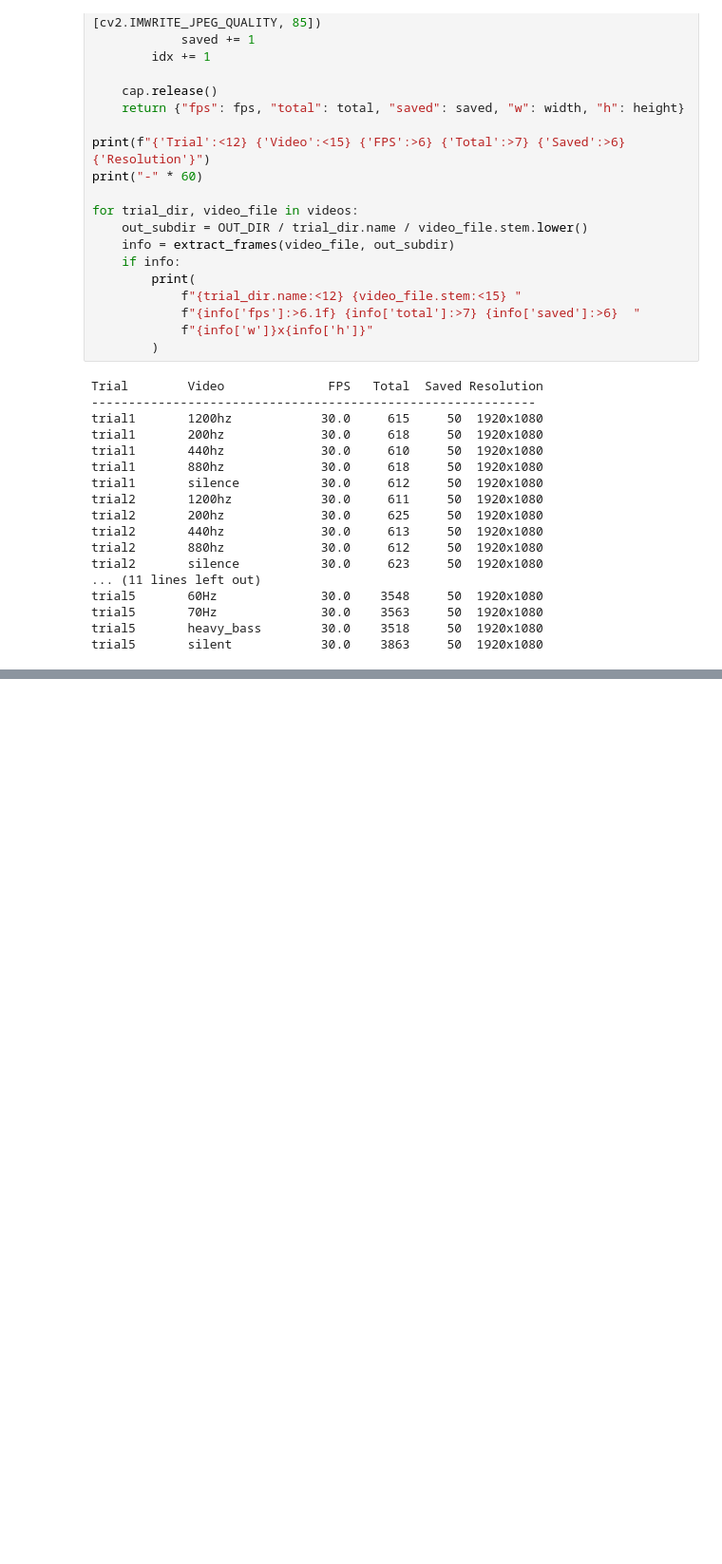
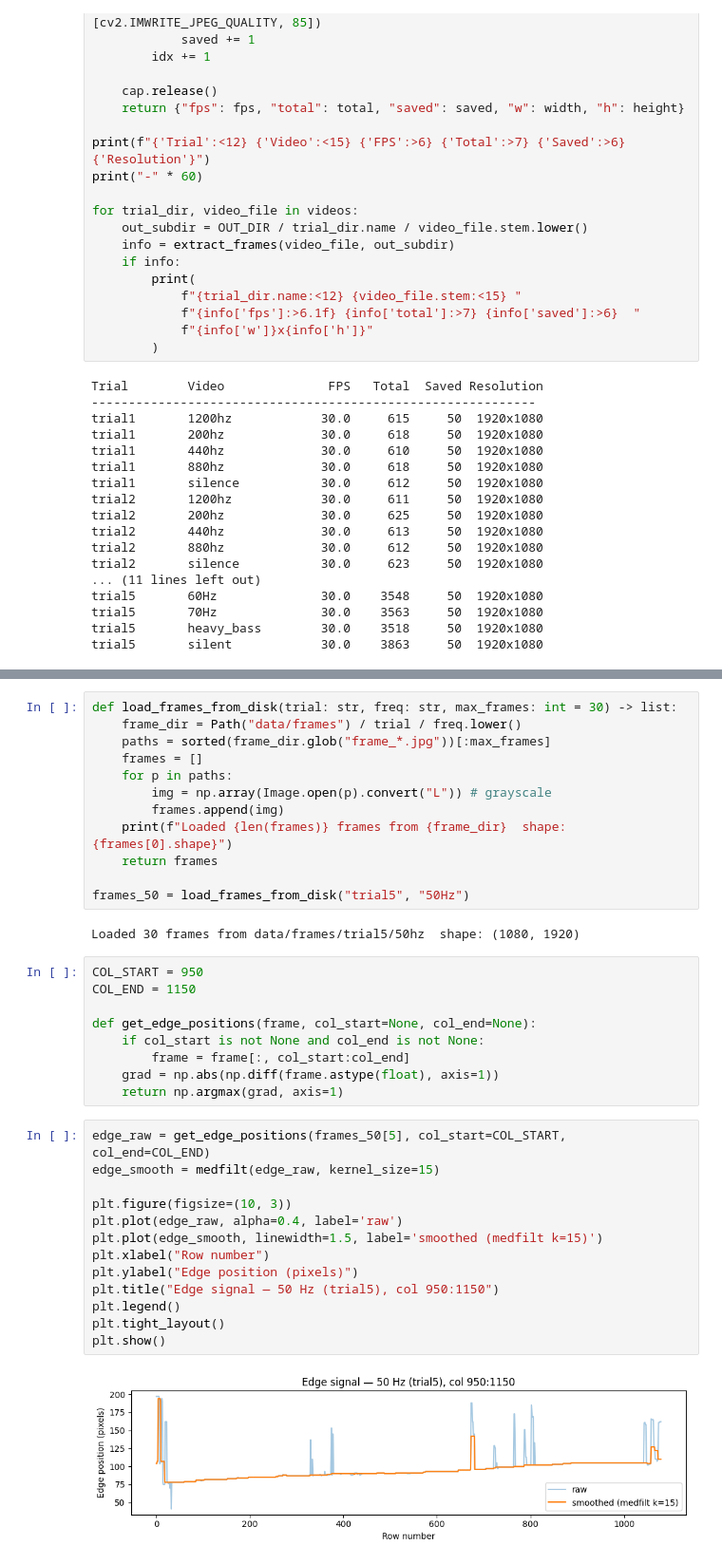
Before and after one commit to EKasuti/rolling-shutter-vibrometry, a Jupyter notebook: final.ipynb, the cells around one changed output, grey strips where cells are left out. Shown at 95% size. Cells and saved outputs as stored; diff of their text form; blank space fills up the shorter version.

```diff
--- a/final.ipynb
+++ b/final.ipynb
@@ -86,0 +105,38 @@ trial5       silent            30.0    3863     50  1920x1080
+# %%
+def load_frames_from_disk(trial: str, freq: str, max_frames: int = 30) -> list:
+    frame_dir = Path("data/frames") / trial / freq.lower()
+    paths = sorted(frame_dir.glob("frame_*.jpg"))[:max_frames]
+    frames = []
+    for p in paths:
+        img = np.array(Image.open(p).convert("L")) # grayscale
+        frames.append(img)
+    print(f"Loaded {len(frames)} frames from {frame_dir}  shape: {frames[0].shape}")
+    return frames
+
+frames_50 = load_frames_from_disk("trial5", "50Hz")
+# %% [output]
+Loaded 30 frames from data/frames/trial5/50hz  shape: (1080, 1920)
+# %%
+COL_START = 950
+COL_END = 1150
+
+def get_edge_positions(frame, col_start=None, col_end=None):
+    if col_start is not None and col_end is not None:
+        frame = frame[:, col_start:col_end]
+    grad = np.abs(np.diff(frame.astype(float), axis=1))
+    return np.argmax(grad, axis=1)
+# %%
+edge_raw = get_edge_positions(frames_50[5], col_start=COL_START, col_end=COL_END)
+edge_smooth = medfilt(edge_raw, kernel_size=15)
+
+plt.figure(figsize=(10, 3))
+plt.plot(edge_raw, alpha=0.4, label='raw')
+plt.plot(edge_smooth, linewidth=1.5, label='smoothed (medfilt k=15)')
+plt.xlabel("Row number")
+plt.ylabel("Edge position (pixels)")
+plt.title("Edge signal — 50 Hz (trial5), col 950:1150")
+plt.legend()
+plt.tight_layout()
+plt.show()
+# %% [output]
+[figure, added]
```
Also changed, not shown: parts of 24 cells of this notebook, 1 other file.
